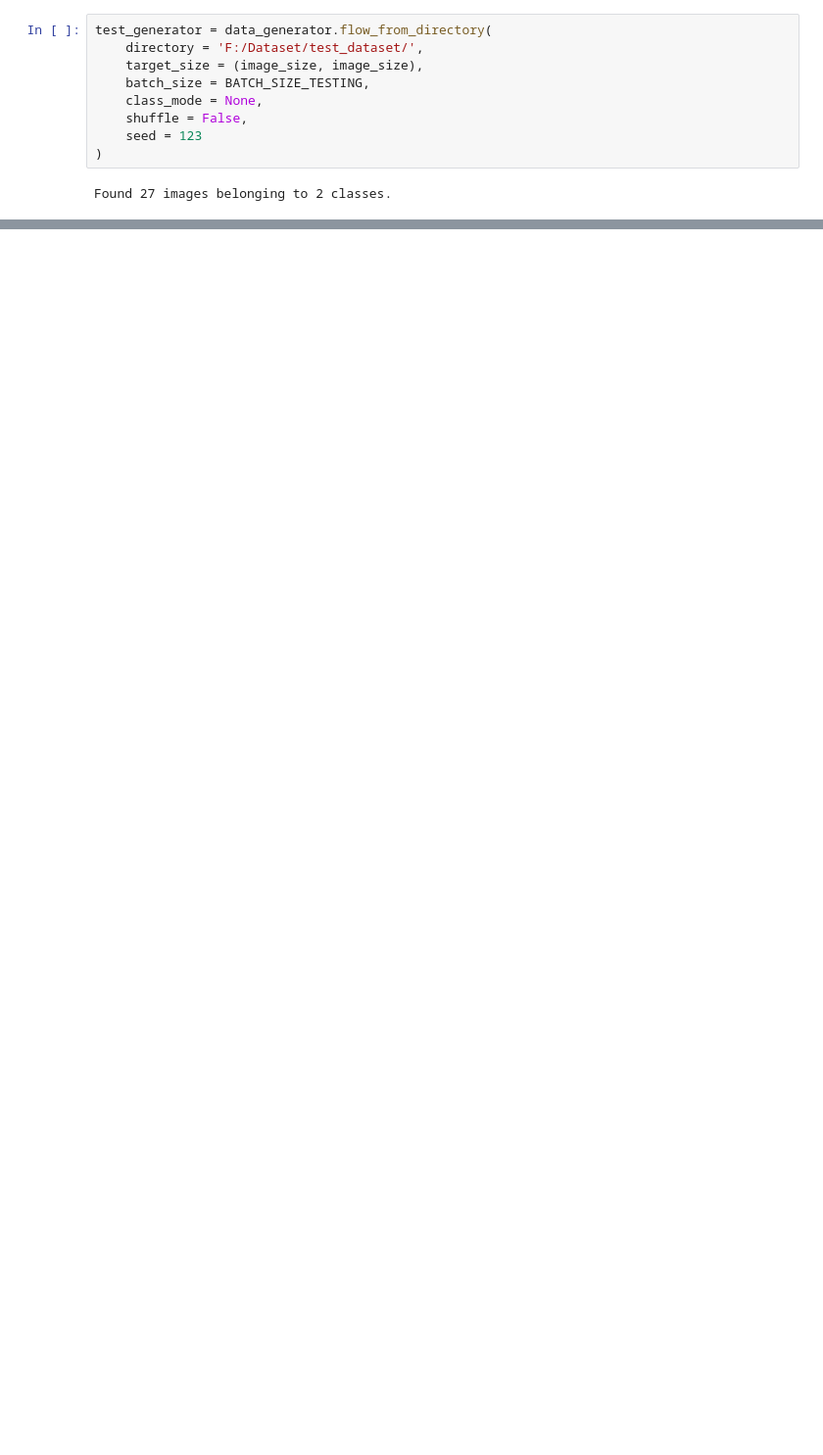
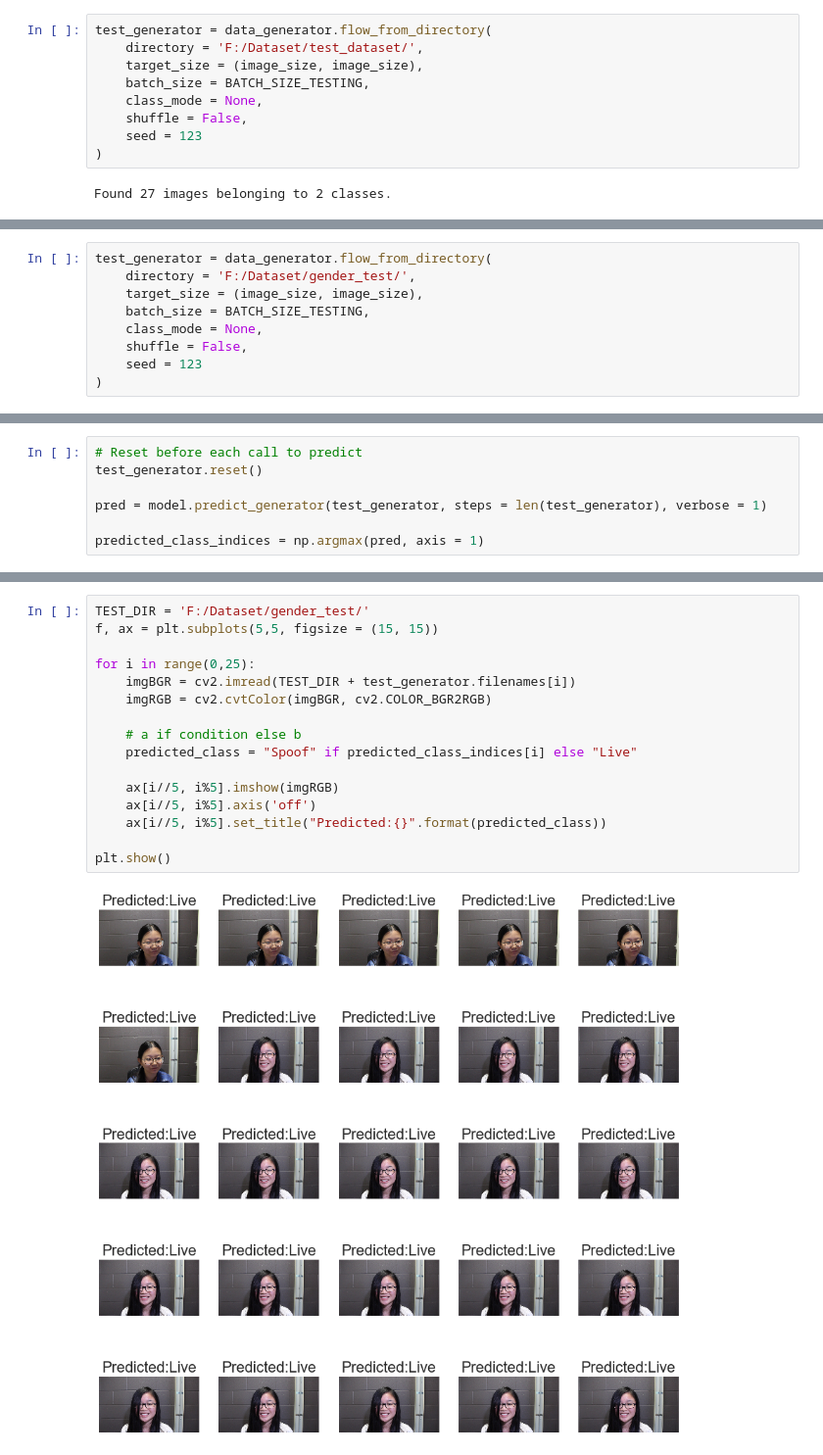
Before and after one commit to Hamza1122/Face-Spoofing-Detection, a Jupyter notebook: new_model.ipynb, the cells around one changed output, grey strips where cells are left out. Shown at 98% size. Drawn from its saved outputs; the diff is of its cells as text; blank space fills up the shorter version.

```diff
--- a/new_model.ipynb
+++ b/new_model.ipynb
@@ -221,0 +255,9 @@ plt.show()
+# %%
+test_generator = data_generator.flow_from_directory(
+    directory = 'F:/Dataset/gender_test/',
+    target_size = (image_size, image_size),
+    batch_size = BATCH_SIZE_TESTING,
+    class_mode = None,
+    shuffle = False,
+    seed = 123
+)
@@ -221,0 +266,7 @@ plt.show()
+# %%
+# Reset before each call to predict
+test_generator.reset()
+
+pred = model.predict_generator(test_generator, steps = len(test_generator), verbose = 1)
+
+predicted_class_indices = np.argmax(pred, axis = 1)
@@ -221,0 +286,18 @@ plt.show()
+# %%
+TEST_DIR = 'F:/Dataset/gender_test/'
+f, ax = plt.subplots(5,5, figsize = (15, 15))
+
+for i in range(0,25):
+    imgBGR = cv2.imread(TEST_DIR + test_generator.filenames[i])
+    imgRGB = cv2.cvtColor(imgBGR, cv2.COLOR_BGR2RGB)
+
+    # a if condition else b
+    predicted_class = "Spoof" if predicted_class_indices[i] else "Live"
+
+    ax[i//5, i%5].imshow(imgRGB)
+    ax[i//5, i%5].axis('off')
+    ax[i//5, i%5].set_title("Predicted:{}".format(predicted_class))
+
+plt.show()
+# %% [output]
+[figure, added]
```
Also changed, not shown: parts of 18 cells of this notebook.
